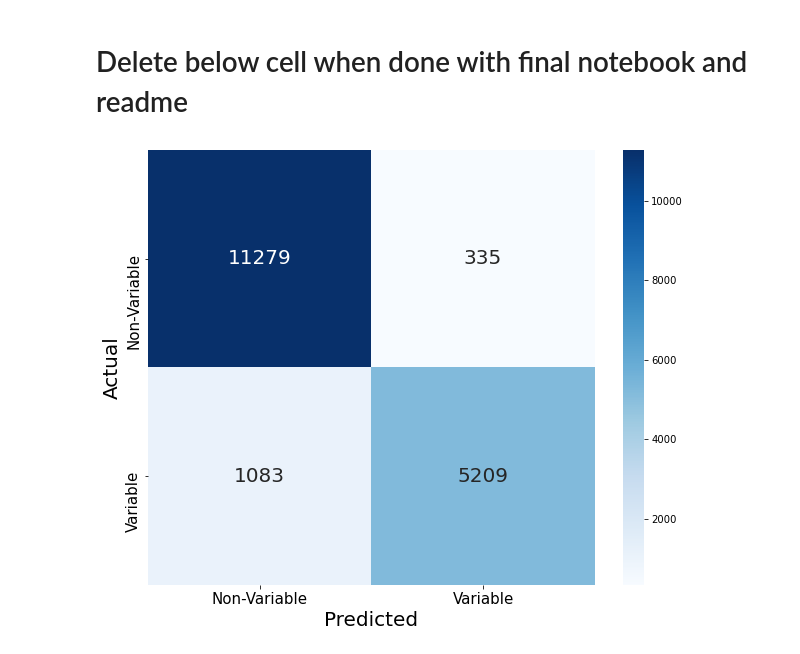
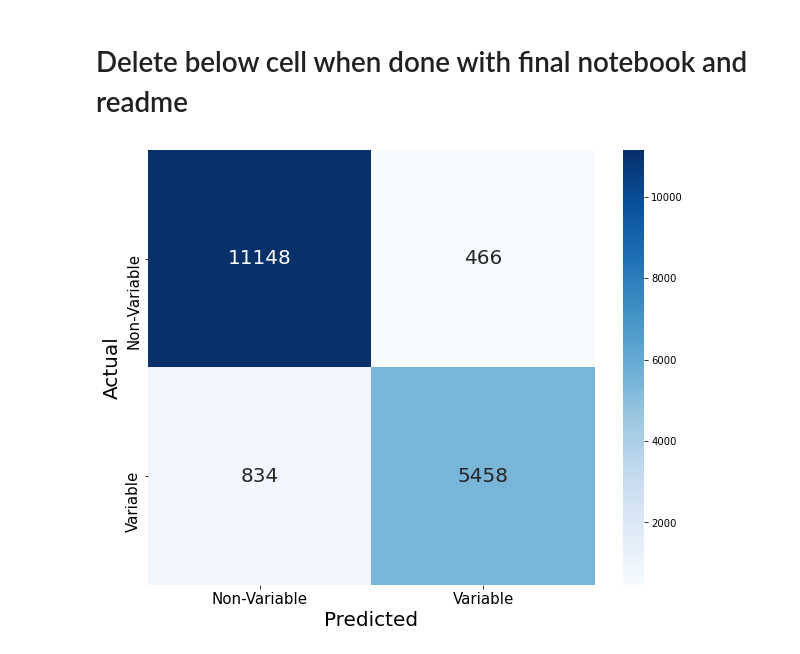
Before and after one commit to pjlannoo/StarVariabilityML, a Jupyter notebook: FinalNotebook.ipynb, the cells around one changed output. Drawn from its saved outputs; the diff is of its cells as text; code cells hidden in the pictures.

Commit message:
Add confusion matrix images

```diff
--- a/FinalNotebook.ipynb
+++ b/FinalNotebook.ipynb
@@ -156,6 +156,11 @@ num_const_imp = Pipeline(steps=[
 
 # List of every column the preprocessor takes in
 use_cols = [*mode_cols, *const_cols, *num_cols, *missing_ind_cols, *num_const_cols]
+
+# Column lists for final model
+final_const_cols = ["Ncomp", "Nsys"]
+final_mean_cols = ["Hpmax", "Hpscat", "e_Hpmag", 'B-V', 'VTmag', 'e_VTmag']
+final_cols = [*final_mean_cols, *final_const_cols]
 # %%
 # Preprocessor that uses all data
 full_preprocessor = ColumnTransformer(transformers=[
@@ -167,10 +172,9 @@ full_preprocessor = ColumnTransformer(transformers=[
 ])
 
 # Preprocessor that takes only numeric data
-num_preprocessor = ColumnTransformer(transformers=[
-    ('num_pre', num_imp, num_cols),
-    ('missing_ind', missing_ind_imp, missing_ind_cols),
-    ('num_const_pre', num_const_imp, num_const_cols)
+final_preprocessor = ColumnTransformer(transformers=[
+    ('final_pre', num_imp, final_mean_cols),
+    ('final_const_pre', num_const_imp, final_const_cols)
 ])
 # %% [markdown]
 ## Modeling
@@ -245,0 +248,8 @@ So after those initial models, we experimented with decision trees. Our explorat
+# %%
+final_model = Pipeline(steps=[
+    ('preprocessor', final_preprocessor),
+    ('tree', DecisionTreeClassifier(random_state=42, max_depth=15, min_samples_split=74))
+])
+final_model.fit(X_train[final_cols], y_train)
+
+display_metrics(final_model, X_train[final_cols], X_test[final_cols], y_train, y_test)
@@ -279,20 +303,20 @@ So now we have a list of stars predicted to be variable for NASA to observe. If
 # %% [markdown]
 # Delete below cell when done with final notebook and readme
 # %%
-y_pred = sink_logreg.predict(X_test)
+y_pred = final_model.predict(X_test[final_cols])
 
-sink_conf_mat = confusion_matrix(y_test, y_pred)
+final_conf_mat = confusion_matrix(y_test, y_pred)
 # %%
 fig, ax = plt.subplots(figsize=(10,8));
 
-sns.heatmap(data=sink_conf_mat, fmt='g', cmap='Blues', annot=True, annot_kws={"size": 20});
+sns.heatmap(data=final_conf_mat, fmt='g', cmap='Blues', annot=True, annot_kws={"size": 20});
 
 ax.set()
 ax.set_xticklabels(['Non-Variable', "Variable"], fontsize=15)
 ax.set_yticklabels(['Non-Variable', 'Variable'],fontsize=15)
 ax.set_xlabel('Predicted', fontsize=20);
 ax.set_ylabel('Actual', fontsize=20);
 
-plt.savefig(fname='SinkConfusionMatrix.png', format='jpg', bbox_inches='tight')
+# plt.savefig(fname='FinalConfusionMatrix.png', format='jpg', bbox_inches='tight')
 # %% [output]
-[figure, old version]
+[figure, new version]
```
Also changed, not shown: parts of 4 cells of this notebook, 2 other files.
